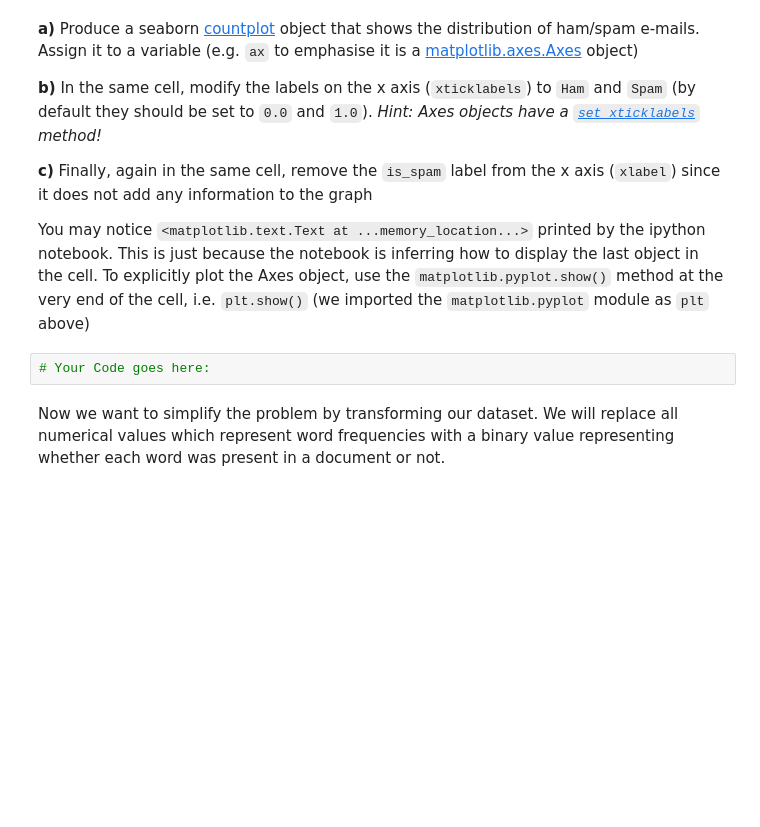
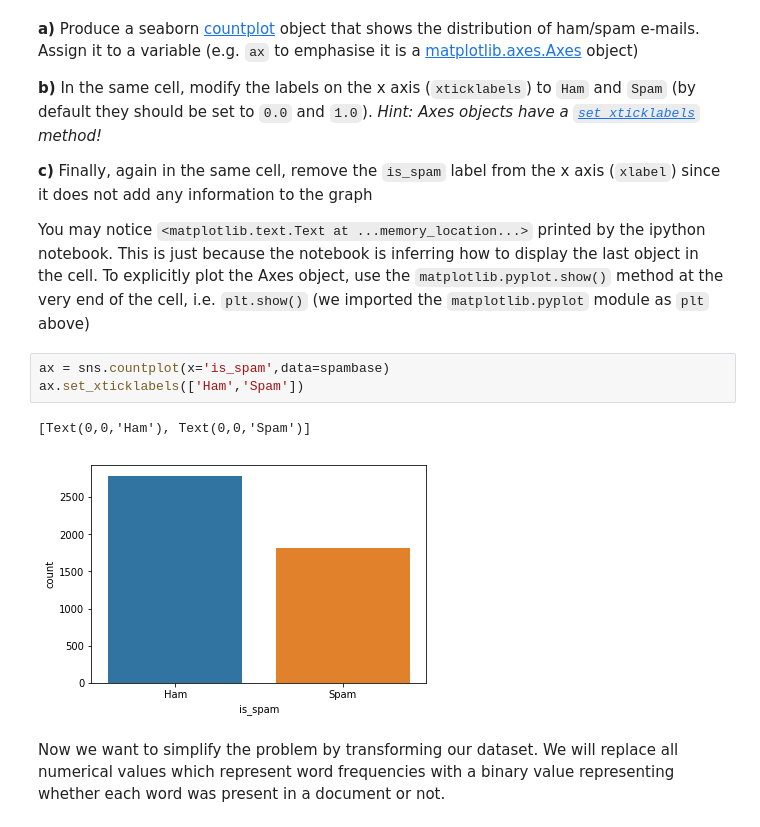
Before and after one commit to ayushdas/iaml2018, a Jupyter notebook: Labs/01 - Analysis and Visualisation.ipynb, the cells around one changed output. Cells and saved outputs as stored; diff of their text form; blank space fills up the shorter version.

```diff
--- a/Labs/01 - Analysis and Visualisation.ipynb
+++ b/Labs/01 - Analysis and Visualisation.ipynb
@@ -127,8 +113,12 @@ Now let's get a feeling of the distribution of ham (i.e. valid) vs. spam emails.
 **c)** Finally, again in the same cell, remove the `is_spam` label from the x axis (`xlabel`) since it does not add any information to the graph
 
 You may notice `<matplotlib.text.Text at ...memory_location...>` printed by the ipython notebook. This is just because the notebook is inferring how to display the last object in the cell. To explicitly plot the Axes object, use the `matplotlib.pyplot.show()` method at the very end of the cell, i.e. `plt.show()` (we imported the `matplotlib.pyplot` module as `plt` above)
-# %%
-# Your Code goes here:
+# %%
+ax = sns.countplot(x='is_spam',data=spambase)
+ax.set_xticklabels(['Ham','Spam'])
+# %% [output]
+[Text(0,0,'Ham'), Text(0,0,'Spam')]
+[figure, added]
 # %% [markdown]
 Now we want to simplify the problem by transforming our dataset. We will replace all numerical values which represent word frequencies with a binary value representing whether each word was present in a document or not.
 # %% [markdown]
```
Also changed, not shown: parts of 55 cells of this notebook, 1 other file.
